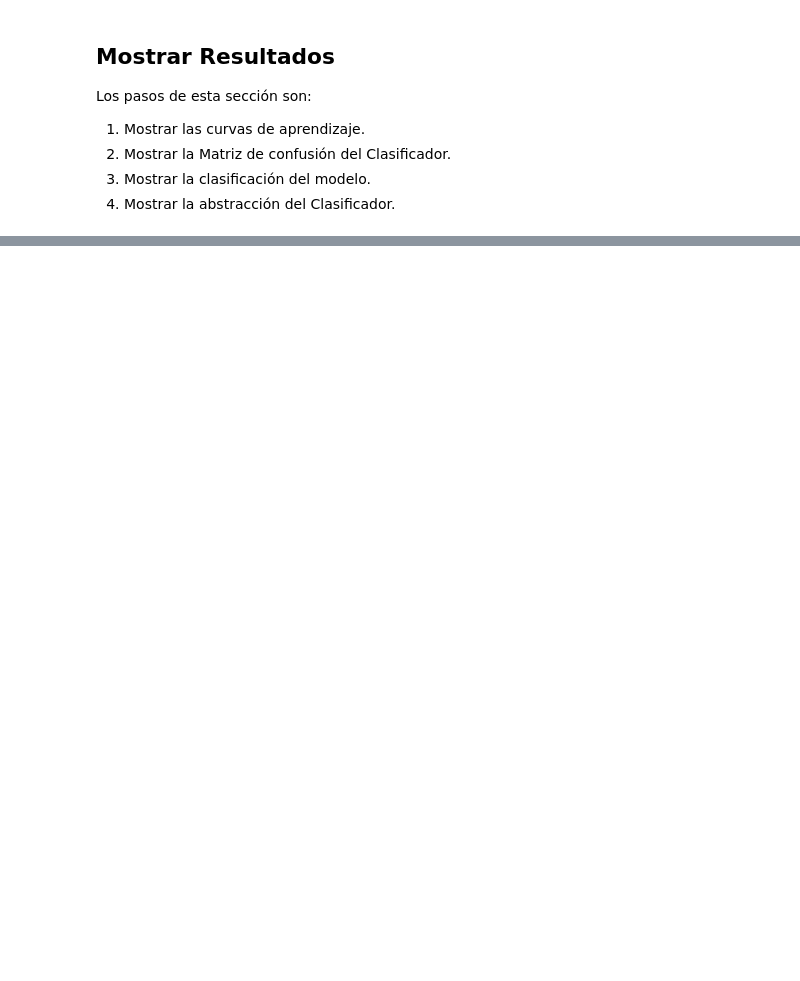
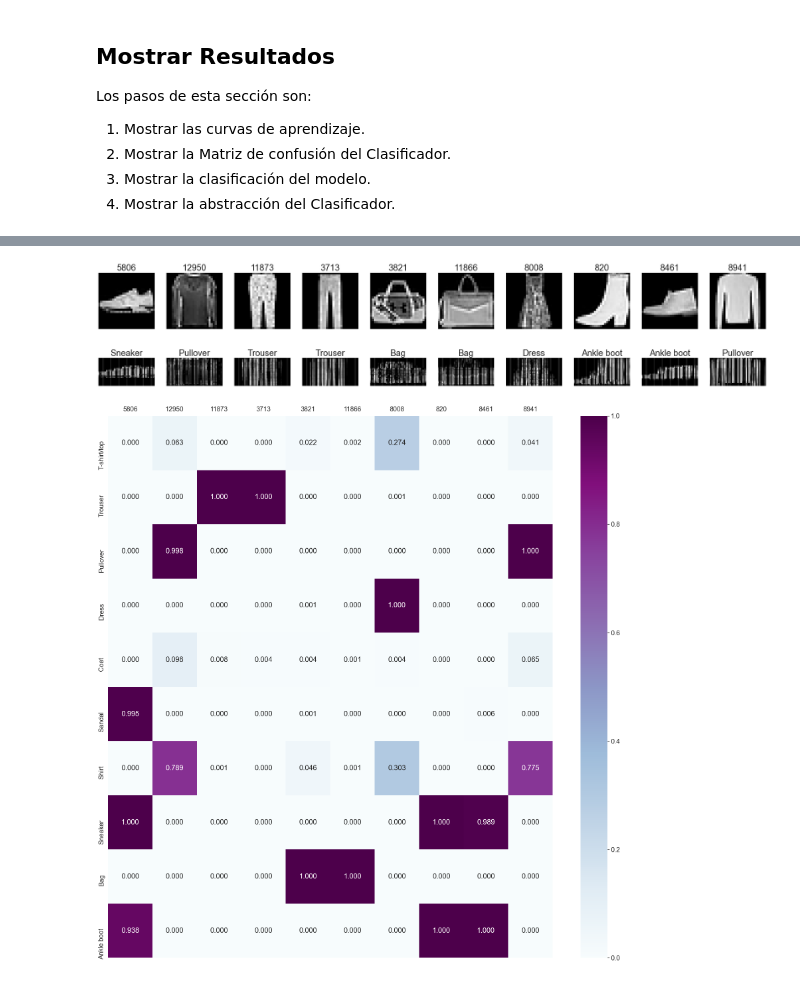
Before and after one commit to sa-artea/TallerML-GAN-CGAN-DISC, a Jupyter notebook: 02-CNN-ClassifierTrue.ipynb, the cells around one changed output, grey strips where cells are left out. Cells and saved outputs as stored; diff of their text form; code cells hidden in the pictures; blank space fills up the shorter version.

```diff
--- a/02-CNN-ClassifierTrue.ipynb
+++ b/02-CNN-ClassifierTrue.ipynb
@@ -397,37 +562,53 @@ fig.show()
 # prueba funcional del autoencoder
 max_img = 10
 random_test_img = np.random.randint(len(X_test), size = max_img)
+# %%
+classprob_df = pd.DataFrame(columns=random_test_img, index=label_names)
+
+for img_id in random_test_img:
+    temp_cls = np.array(cnn_predictions[img_id])
+    classprob_df[img_id] = temp_cls
 # %%
 middle_layer = "LayFlat"
-cnn_abstraction = Model(inputs = cnn_autoencoder.input, outputs = cnn_autoencoder.get_layer(middle_layer).output)
+cnn_abstraction = Model(inputs = cnn_model.input, outputs = cnn_model.get_layer(middle_layer).output)
 # %%
 # desplegando pruebas
-plt.figure(figsize=(20, 4))
+plt.figure(figsize=(40, 8))
 og_shape = fashion_df[col_names[1]][0]
 
 for i, img_id in enumerate(random_test_img):
     # imagen original
-    ax = plt.subplot(3, max_img, i + 1)
+    ax = plt.subplot(2, max_img, i + 1)
     temp_X = np.array(X_test[img_id])
+    plt.title(img_id)
     plt.imshow(temp_X.reshape(og_shape))
     plt.gray()
     ax.get_xaxis().set_visible(False)
     ax.get_yaxis().set_visible(False)
 
     # imagen abstracta
-    ax = plt.subplot(3, max_img, max_img + i + 1)
+    ax = plt.subplot(2, max_img, max_img + i + 1)
     temp_abstract = cnn_abstraction(temp_X)
     temp_abstract = np.array(temp_abstract)
+
+    # clasificacion aproximada
+    temp_cls = np.array(cnn_predictions[img_id])
+    temp_cls = temp_cls.argmax(axis=0)
+    temp_cls = int(temp_cls)
+    temp_cls = label_names[temp_cls]
+
+    plt.title(temp_cls)
     plt.imshow(temp_abstract)
     plt.gray()
     ax.get_xaxis().set_visible(False)
     ax.get_yaxis().set_visible(False)
+plt.show()
 
-    # imagen reconstruida
-    ax = plt.subplot(3, max_img, 2*max_img + i + 1)
-    temp_pre = np.array(cnn_predictions[img_id])
-    plt.imshow(temp_pre.reshape(og_shape))
-    plt.gray()
-    ax.get_xaxis().set_visible(False)
-    ax.get_yaxis().set_visible(False)
+plt.figure(figsize=(30,30))
+sns.set(font_scale = 1.8)
+sns.heatmap(classprob_df,annot=True,fmt='.3f', cmap="BuPu")
+plt.tick_params(axis='both', which='major', labelbottom = False, bottom=False, top = False, labeltop=True)
 plt.show()
+# %% [output]
+[figure, added]
+[figure, added]
```
Also changed, not shown: parts of 20 cells of this notebook, 3 other files.
